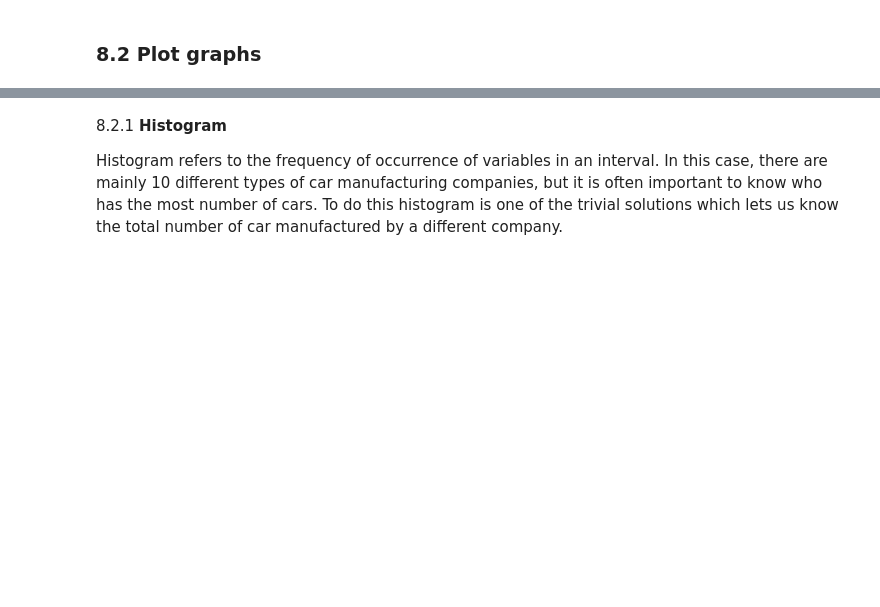
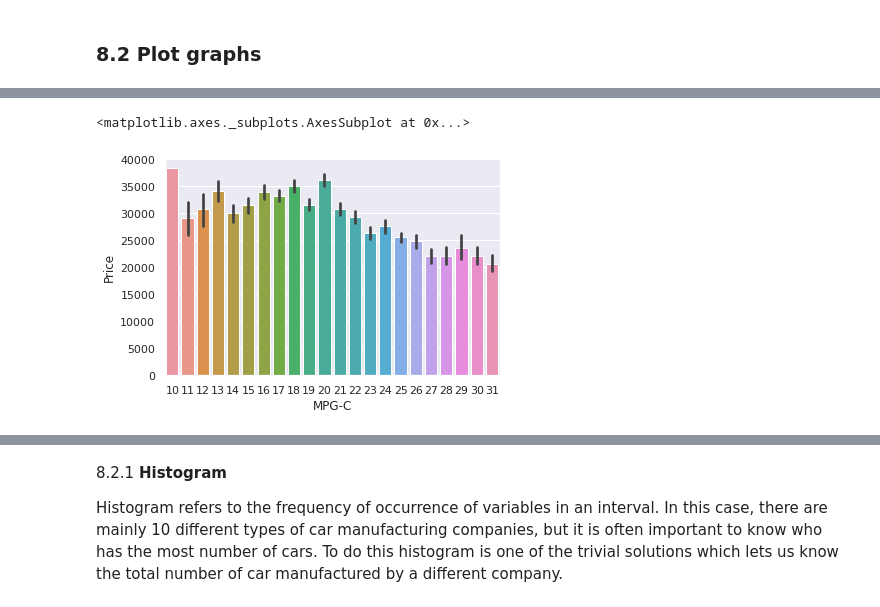
Before and after one commit to Neelanjan-Goswami/ML-Internship, a Jupyter notebook: Internship_Project.ipynb, the cells around one changed output, grey strips where cells are left out. Saved outputs shown, nothing was run; the diff lists cells and outputs as text; code cells hidden in the pictures; blank space fills up the shorter version.

```diff
--- a/Internship_Project.ipynb
+++ b/Internship_Project.ipynb
@@ -628,0 +640,5 @@ car_data.shape
+# %%
+sns.barplot(car_data['MPG-C'],car_data['Price'])
+# %% [output]
+<matplotlib.axes._subplots.AxesSubplot at 0x...>
+[figure, added]
```
Also changed, not shown: parts of 7 cells of this notebook.
